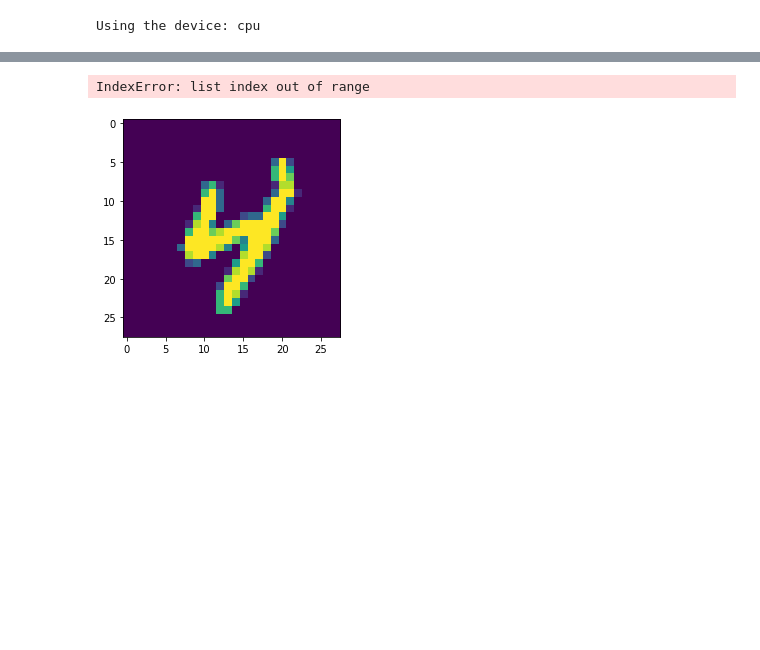
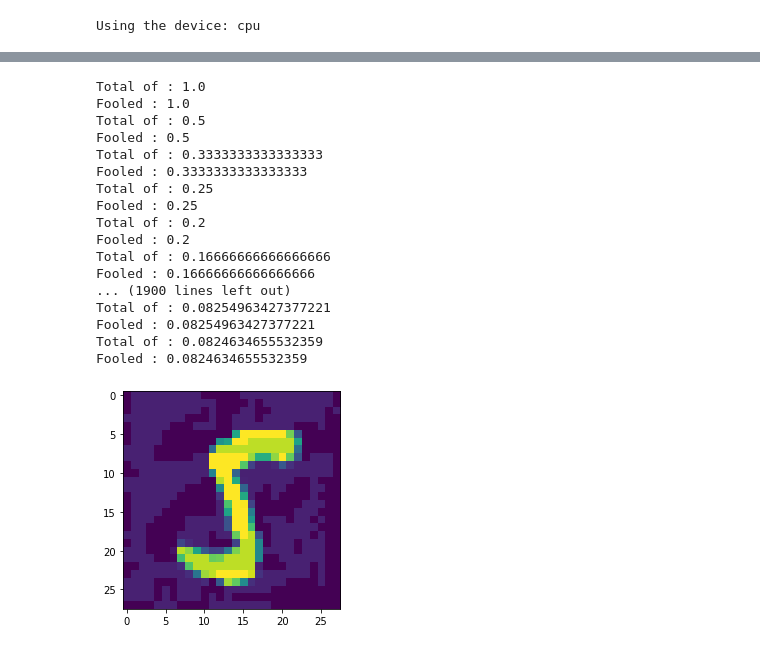
Before and after one commit to MAHA06/ThesisOulu, a Jupyter notebook: Adversarials/Thesis.ipynb, the cells around one changed output, grey strips where cells are left out. Cells and saved outputs as stored; diff of their text form; code cells hidden in the pictures; blank space fills up the shorter version.

```diff
--- a/Adversarials/Thesis.ipynb
+++ b/Adversarials/Thesis.ipynb
@@ -350,33 +354,49 @@ def testModel(model,criterion,device,test_loader,attack):
     if attack == "fgsm":
       perturbed_data = fgsm_attack(data,epsilon,data_grad)
     elif attack == "ifgsm":
       perturbed_data = ifgsm_attack(data,epsilon,data_grad)
     elif attack == "mifgsm":
       perturbed_data = mifgsm_attack(data,epsilon,data_grad)
     elif attack == "jacobian":
       print("Implement the jacobian")
     p_out=model(perturbed_data)
     perturb_label=torch.argmax(p_out,dim=1)
     # print(perturb_label.item())
 
     if perturb_label!=labels:
       totals+=1
       # print("Trying to determine for the true class:",labels.item()," which was labeled as:",perturb_label.item())
       x=range(0,num_classes)
-      x=[check_taylor_prediction(model,data,best_fits['b_p'],torch.tensor(lab).reshape(1)) for lab in x ]
+      x=[check_taylor_prediction(model,perturbed_data,best_fits['b_p'],torch.tensor(lab).reshape(1)) for lab in x ]
       winner=np.argmax(x)
       if winner == true_preds.item():
         fooled+=1
       if winner == labels.item():
         count+=1
       # r=check_taylor_prediction(model,data,best_fits['b_p'],perturb_label)
       print("Total of :",count/totals)
       print("Fooled :",fooled/totals)
 # conv2
 model.conv2.register_forward_hook(get_activation_input('conv2'))
 
 # model.conv2.register_forward_hook(get_activation_output('conv2'))
 testModel(model,criterion,'cpu',test_loader,"ifgsm")
 # %% [output]
-IndexError: list index out of range
+Total of : 1.0
+Fooled : 1.0
+Total of : 0.5
+Fooled : 0.5
+Total of : 0.3333333333333333
+Fooled : 0.3333333333333333
+Total of : 0.25
+Fooled : 0.25
+Total of : 0.2
+Fooled : 0.2
+Total of : 0.16666666666666666
+Fooled : 0.16666666666666666
+... (1900 lines left out)
+Total of : 0.08254963427377221
+Fooled : 0.08254963427377221
+Total of : 0.0824634655532359
+Fooled : 0.0824634655532359
-[figure, old version]
+[figure, new version]
```
Also changed, not shown: parts of 5 cells of this notebook.
